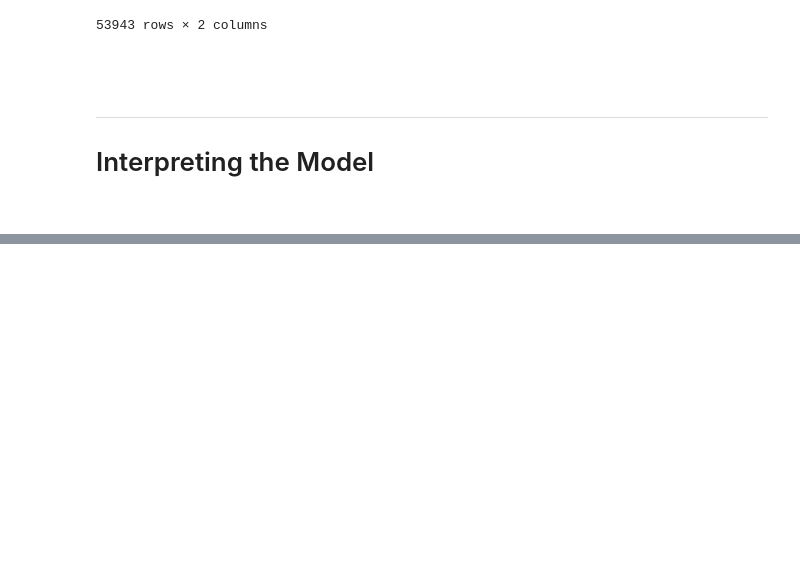
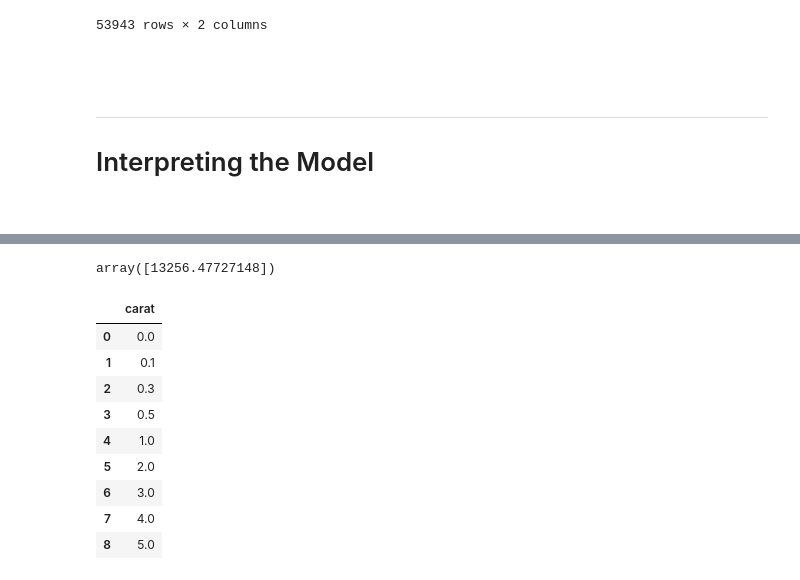
Before and after one commit to MiltonValleL/regression-and-forecasting, a Jupyter notebook: notebooks/02.simple_linear_regression.ipynb, the cells around one changed output, grey strips where cells are left out. Cells and saved outputs as stored; diff of their text form; code cells hidden in the pictures; blank space fills up the shorter version.

```diff
--- a/notebooks/02.simple_linear_regression.ipynb
+++ b/notebooks/02.simple_linear_regression.ipynb
@@ -290,0 +305,21 @@ X
+# %%
+# We'll use the same fitted model on "Statsmodels"
+# Example: use a constant of 1, and a carat value of 2
+model_s.predict([1, 2])
+# %% [output]
+array([13256.47727148])
+# %%
+# We can configure the carat values we want to predict. Without adding the Constant of 1
+new_diamonds = pd.DataFrame({'carat':[0, 0.1, 0.3, 0.5, 1, 2, 3, 4, 5]})
+new_diamonds
+# %% [output]
+|  | carat |
+| 0 | 0.0 |
+| 1 | 0.1 |
+| 2 | 0.3 |
+| 3 | 0.5 |
+| 4 | 1.0 |
+| 5 | 2.0 |
+| 6 | 3.0 |
+| 7 | 4.0 |
+| 8 | 5.0 |
```
Also changed, not shown: parts of 8 cells of this notebook.
